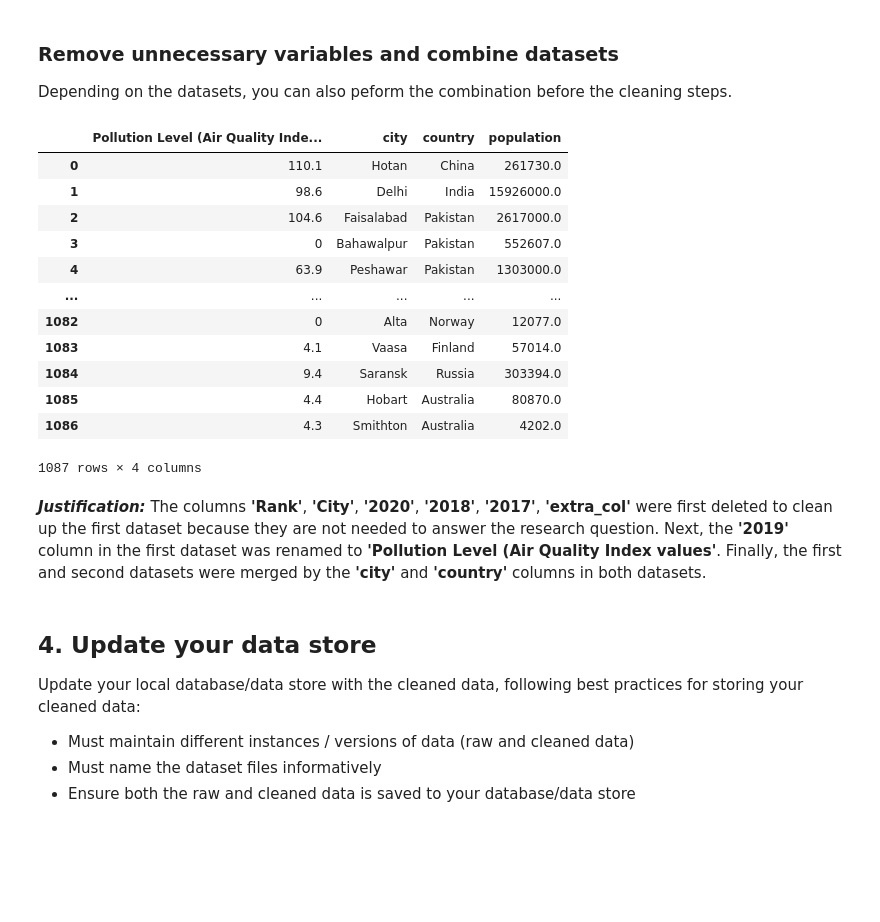
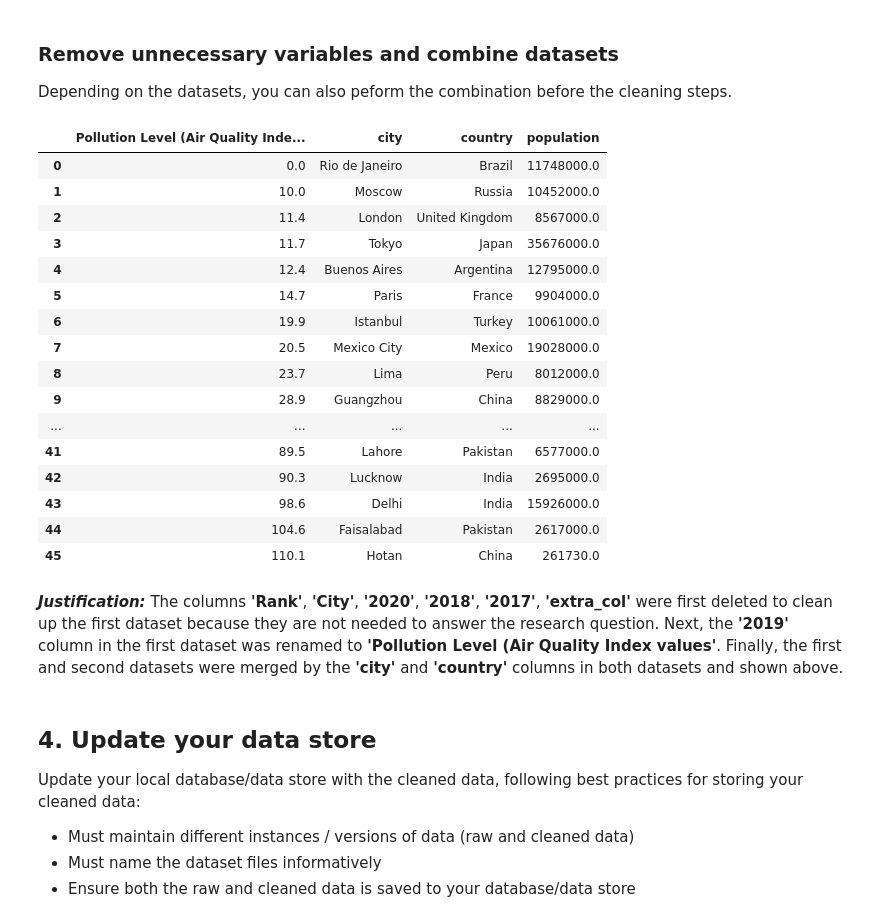
Before and after one commit to jwGitHub9860/Real_World_Data_Wrangling_with_Python, a Jupyter notebook: Data_Wrangling_Project_Starter.ipynb, the cells around one changed output. Drawn from its saved outputs; the diff is of its cells as text; code cells hidden in the pictures; blank space fills up the shorter version.

Commit message:
refactor: Refactoring production code
Add code for find highest population and pollution in first and second datasets & second merge in code cell for "Remove unnecessary variables and combine datasets" section

```diff
--- a/Data_Wrangling_Project_Starter.ipynb
+++ b/Data_Wrangling_Project_Starter.ipynb
@@ -724,25 +724,37 @@ Depending on the datasets, you can also peform the combination before the cleani
 # %%
 #FILL IN - Remove unnecessary variables and combine datasets
 Cleaned_df_polluted_cities_and_countries.drop(columns=['Rank', 'City', '2020', '2018', '2017', 'extra_col'], inplace=True) # drops or deletes 'Rank', 'City', '2020', '2018', '2017', 'extra_col' columns in first dataset (MUST USE "inplace=True" TO ENSURE DATA FRAME IS MODIFIED)
 Cleaned_df_polluted_cities_and_countries.rename(columns={"2019": "Pollution Level (Air Quality Index values)"}, inplace=True) # rename column "2019" to "Pollution Level (Air Quality Index values)" (MUST USE "inplace=True" TO ENSURE DATA FRAME IS MODIFIED)
 merged_df_city_population_and_pollution_2019 = pd.merge(Cleaned_df_polluted_cities_and_countries, Edit_df_world_cities_dataset, how='inner', on=['city', 'country']) # merges first & second datasets by 'city' and 'country' columns in both datasets
-merged_df_city_population_and_pollution_2019 # displays new dataset of first & second datasets Merged together
+
+df_city_population_and_pollution_2019_cols = ['Pollution Level (Air Quality Index values)', 'population'] # series to hold names of columns containing numbers in "df_city_population_and_pollution_2019" dataset
+for column in df_city_population_and_pollution_2019_cols:
+    merged_df_city_population_and_pollution_2019[column] = merged_df_city_population_and_pollution_2019[column].astype(np.float64) # converts 'Pollution Level (Air Quality Index values)' and 'population' columns from "object" to "float64"
+
+most_pollution_df_city_population_and_pollution_2019 = merged_df_city_population_and_pollution_2019[merged_df_city_population_and_pollution_2019['Pollution Level (Air Quality Index values)'] >= 60] # creates dataset with pollution levels greater than or equal to 90 from "merged_df_city_population_and_pollution_2019" dataset
+most_population_df_city_population_and_pollution_2019 = merged_df_city_population_and_pollution_2019[merged_df_city_population_and_pollution_2019['population'] >= 8000000] # creates dataset with population levels greater than or equal to 90 from "merged_df_city_population_and_pollution_2019" dataset
+final_merged_df_city_population_and_pollution_2019 = pd.merge(most_pollution_df_city_population_and_pollution_2019, most_population_df_city_population_and_pollution_2019, how='outer', on=['Pollution Level (Air Quality Index values)', 'city', 'country', 'population']) # merges first & second datasets by 'Pollution Level (Air Quality Index values)', 'city', 'country', and 'population' columns in both datasets (Only Merge That Does NOT Cause Error)
+final_merged_df_city_population_and_pollution_2019 # displays new dataset with highest pollution & population values in first & second datasets Merged together
 # %% [output]
 |  | Pollution Level (Air Quality Inde... | city | country | population |
-| 0 | 110.1 | Hotan | China | 261730.0 |
-| 1 | 98.6 | Delhi | India | 15926000.0 |
-| 2 | 104.6 | Faisalabad | Pakistan | 2617000.0 |
-| 3 | 0 | Bahawalpur | Pakistan | 552607.0 |
-| 4 | 63.9 | Peshawar | Pakistan | 1303000.0 |
+| 0 | 0.0 | Rio de Janeiro | Brazil | 11748000.0 |
+| 1 | 10.0 | Moscow | Russia | 10452000.0 |
+| 2 | 11.4 | London | United Kingdom | 8567000.0 |
+| 3 | 11.7 | Tokyo | Japan | 35676000.0 |
+| 4 | 12.4 | Buenos Aires | Argentina | 12795000.0 |
+| 5 | 14.7 | Paris | France | 9904000.0 |
+| 6 | 19.9 | Istanbul | Turkey | 10061000.0 |
+| 7 | 20.5 | Mexico City | Mexico | 19028000.0 |
+| 8 | 23.7 | Lima | Peru | 8012000.0 |
+| 9 | 28.9 | Guangzhou | China | 8829000.0 |
 | ... | ... | ... | ... | ... |
-| 1082 | 0 | Alta | Norway | 12077.0 |
-| 1083 | 4.1 | Vaasa | Finland | 57014.0 |
-| 1084 | 9.4 | Saransk | Russia | 303394.0 |
-| 1085 | 4.4 | Hobart | Australia | 80870.0 |
-| 1086 | 4.3 | Smithton | Australia | 4202.0 |
+| 41 | 89.5 | Lahore | Pakistan | 6577000.0 |
+| 42 | 90.3 | Lucknow | India | 2695000.0 |
+| 43 | 98.6 | Delhi | India | 15926000.0 |
+| 44 | 104.6 | Faisalabad | Pakistan | 2617000.0 |
+| 45 | 110.1 | Hotan | China | 261730.0 |
-1087 rows × 4 columns
 # %% [markdown]
-**_Justification:_** The columns **'Rank'**, **'City'**, **'2020'**, **'2018'**, **'2017'**, **'extra_col'** were first deleted to clean up the first dataset because they are not needed to answer the research question. Next, the **'2019'** column in the first dataset was renamed to **'Pollution Level (Air Quality Index values'**. Finally, the first and second datasets were merged by the **'city'** and **'country'** columns in both datasets.
+**_Justification:_** The columns **'Rank'**, **'City'**, **'2020'**, **'2018'**, **'2017'**, **'extra_col'** were first deleted to clean up the first dataset because they are not needed to answer the research question. Next, the **'2019'** column in the first dataset was renamed to **'Pollution Level (Air Quality Index values'**. Finally, the first and second datasets were merged by the **'city'** and **'country'** columns in both datasets and shown above.
 # %% [markdown]
 ## 4. Update your data store
 Update your local database/data store with the cleaned data, following best practices for storing your cleaned data:
```
